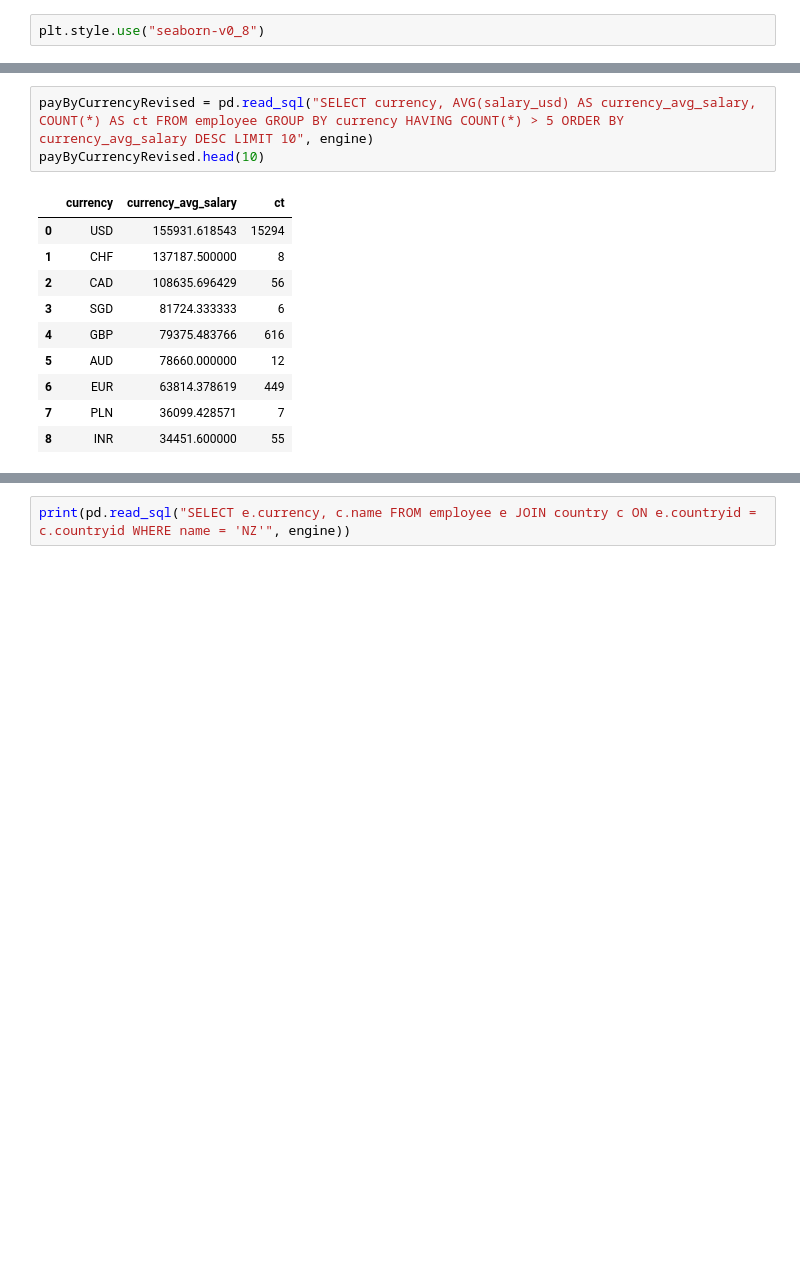
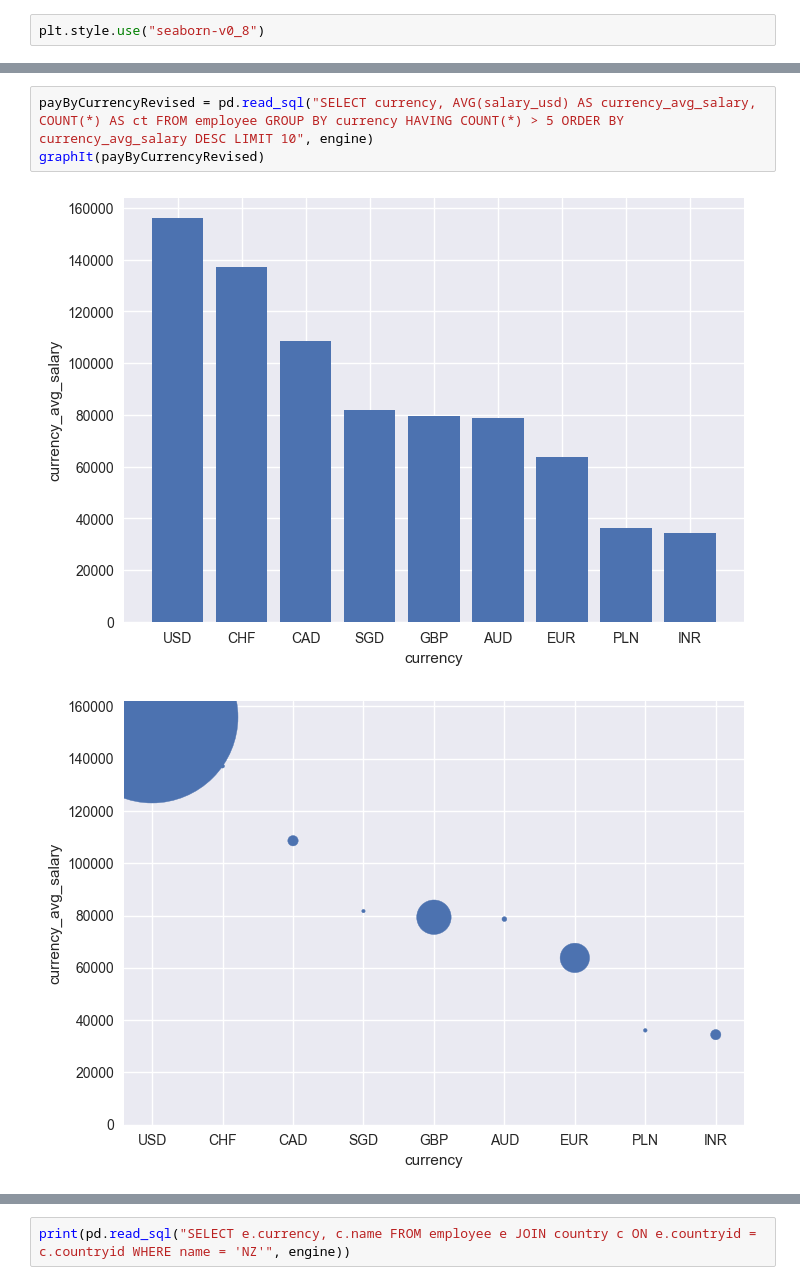
Before and after one commit to AdamYeisley/Group6, a Jupyter notebook: data_analysis.ipynb, the cells around one changed output, grey strips where cells are left out. Drawn from its saved outputs; the diff is of its cells as text; blank space fills up the shorter version.

```diff
--- a/data_analysis.ipynb
+++ b/data_analysis.ipynb
@@ -183,14 +132,6 @@ payByCurrency.head(10)
 # %%
 payByCurrencyRevised = pd.read_sql("SELECT currency, AVG(salary_usd) AS currency_avg_salary, COUNT(*) AS ct FROM employee GROUP BY currency HAVING COUNT(*) > 5 ORDER BY currency_avg_salary DESC LIMIT 10", engine)
-payByCurrencyRevised.head(10)
+graphIt(payByCurrencyRevised)
 # %% [output]
-|  | currency | currency_avg_salary | ct |
-| 0 | USD | 155931.618543 | 15294 |
-| 1 | CHF | 137187.500000 | 8 |
-| 2 | CAD | 108635.696429 | 56 |
-| 3 | SGD | 81724.333333 | 6 |
-| 4 | GBP | 79375.483766 | 616 |
-| 5 | AUD | 78660.000000 | 12 |
-| 6 | EUR | 63814.378619 | 449 |
-| 7 | PLN | 36099.428571 | 7 |
-| 8 | INR | 34451.600000 | 55 |
+[figure, added]
+[figure, added]
```
Also changed, not shown: parts of 7 cells of this notebook.
